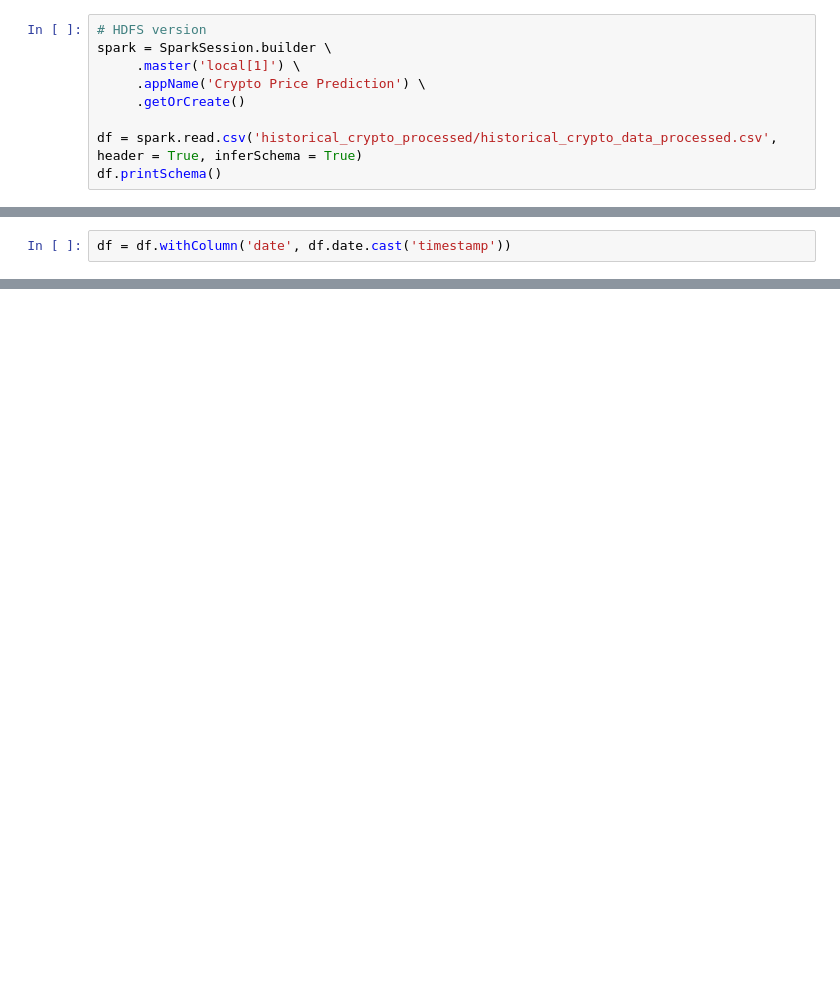
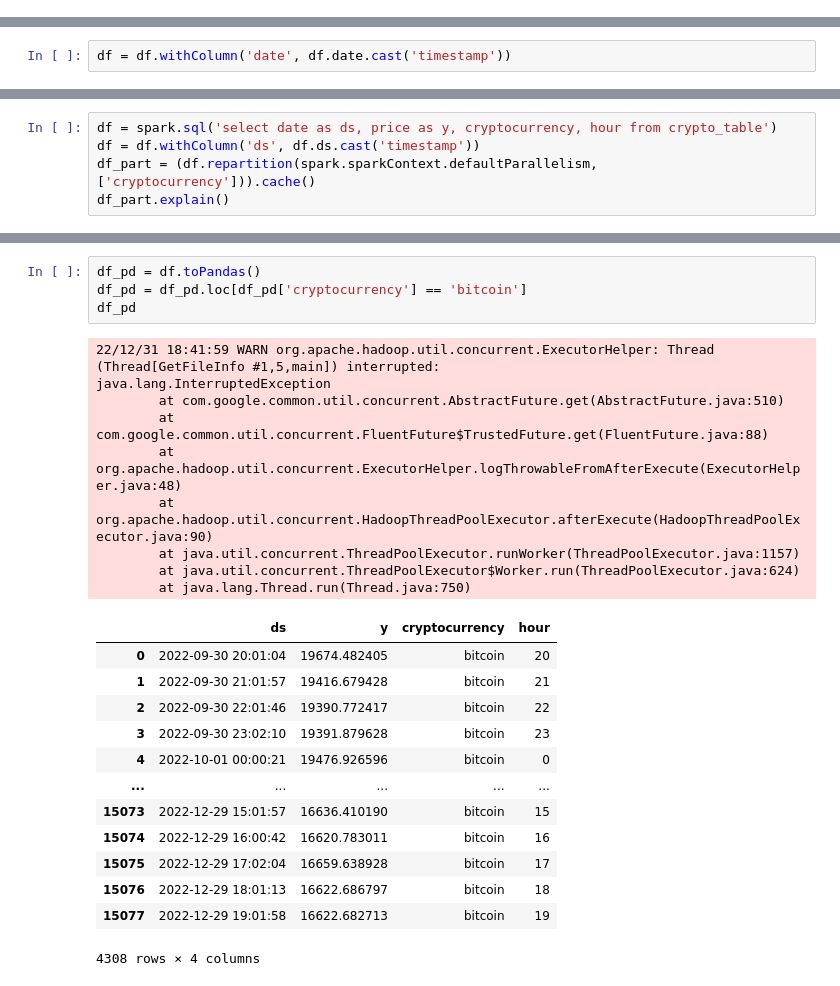
Before and after one commit to marneusz/BigDataAnalytics, a Jupyter notebook: 3_machine_learning/crypto_price_model.ipynb, the cells around one changed output, grey strips where cells are left out. Drawn from its saved outputs; the diff is of its cells as text; blank space fills up the shorter version.

Commit message:
Creating model for predicting cryptocyrrency prices, organizing 2_data_preprocessing/crypto

```diff
--- a/3_machine_learning/crypto_price_model.ipynb
+++ b/3_machine_learning/crypto_price_model.ipynb
@@ -38,9 +41,0 @@ only showing top 20 rows
-# %%
-# HDFS version
-spark = SparkSession.builder \
-     .master('local[1]') \
-     .appName('Crypto Price Prediction') \
-     .getOrCreate()
-
-df = spark.read.csv('historical_crypto_processed/historical_crypto_data_processed.csv', header = True, inferSchema = True)
-df.printSchema()
@@ -89,0 +148,5 @@ model.fit(s1i1);
+# %%
+df = spark.sql('select date as ds, price as y, cryptocurrency, hour from crypto_table')
+df = df.withColumn('ds', df.ds.cast('timestamp'))
+df_part = (df.repartition(spark.sparkContext.defaultParallelism, ['cryptocurrency'])).cache()
+df_part.explain()
@@ -89,0 +235,27 @@ model.fit(s1i1);
+# %%
+df_pd = df.toPandas()
+df_pd = df_pd.loc[df_pd['cryptocurrency'] == 'bitcoin']
+df_pd
+# %% [output]
+22/12/31 18:41:59 WARN org.apache.hadoop.util.concurrent.ExecutorHelper: Thread (Thread[GetFileInfo #1,5,main]) interrupted:
+java.lang.InterruptedException
+        at com.google.common.util.concurrent.AbstractFuture.get(AbstractFuture.java:510)
+        at com.google.common.util.concurrent.FluentFuture$TrustedFuture.get(FluentFuture.java:88)
+        at org.apache.hadoop.util.concurrent.ExecutorHelper.logThrowableFromAfterExecute(ExecutorHelper.java:48)
+        at org.apache.hadoop.util.concurrent.HadoopThreadPoolExecutor.afterExecute(HadoopThreadPoolExecutor.java:90)
+        at java.util.concurrent.ThreadPoolExecutor.runWorker(ThreadPoolExecutor.java:1157)
+        at java.util.concurrent.ThreadPoolExecutor$Worker.run(ThreadPoolExecutor.java:624)
+        at java.lang.Thread.run(Thread.java:750)
+|  | ds | y | cryptocurrency | hour |
+| 0 | 2022-09-30 20:01:04 | 19674.482405 | bitcoin | 20 |
+| 1 | 2022-09-30 21:01:57 | 19416.679428 | bitcoin | 21 |
+| 2 | 2022-09-30 22:01:46 | 19390.772417 | bitcoin | 22 |
+| 3 | 2022-09-30 23:02:10 | 19391.879628 | bitcoin | 23 |
+| 4 | 2022-10-01 00:00:21 | 19476.926596 | bitcoin | 0 |
+| ... | ... | ... | ... | ... |
+| 15073 | 2022-12-29 15:01:57 | 16636.410190 | bitcoin | 15 |
+| 15074 | 2022-12-29 16:00:42 | 16620.783011 | bitcoin | 16 |
+| 15075 | 2022-12-29 17:02:04 | 16659.638928 | bitcoin | 17 |
+| 15076 | 2022-12-29 18:01:13 | 16622.686797 | bitcoin | 18 |
+| 15077 | 2022-12-29 19:01:58 | 16622.682713 | bitcoin | 19 |
+4308 rows × 4 columns
```
Also changed, not shown: parts of 21 cells of this notebook, 8 other files.
